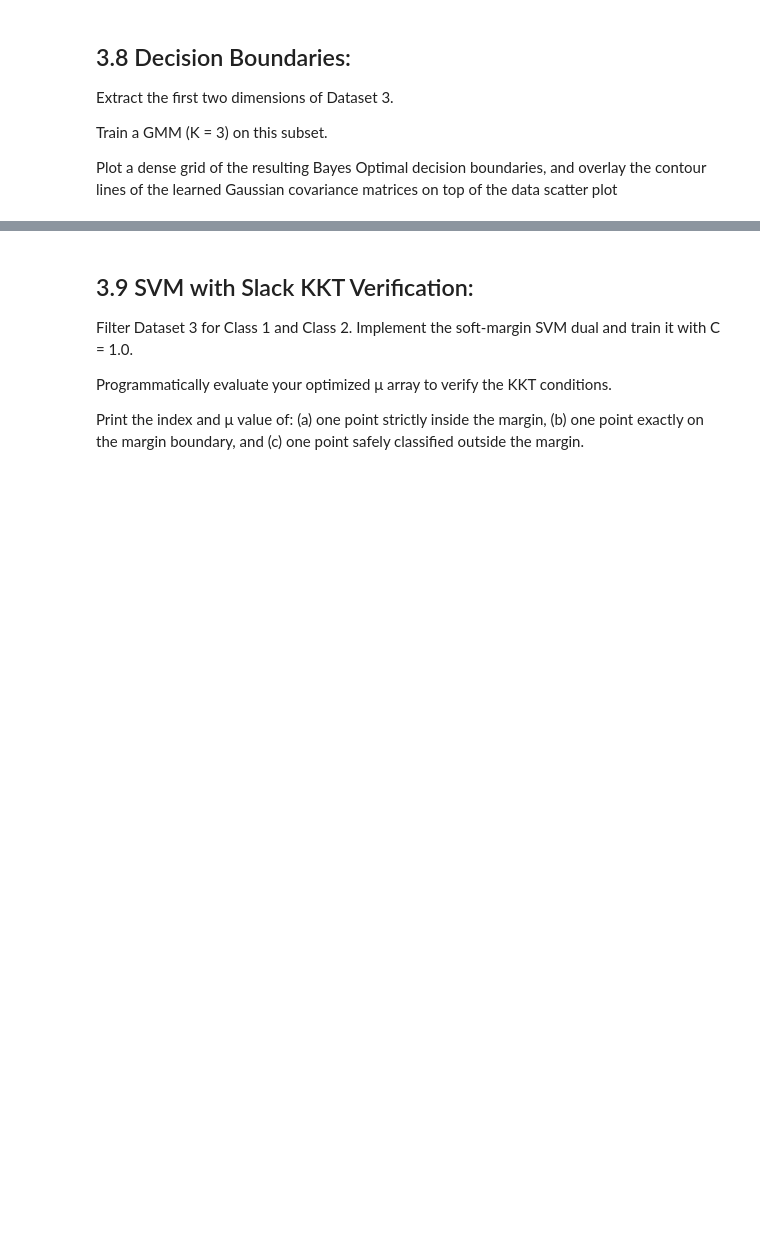
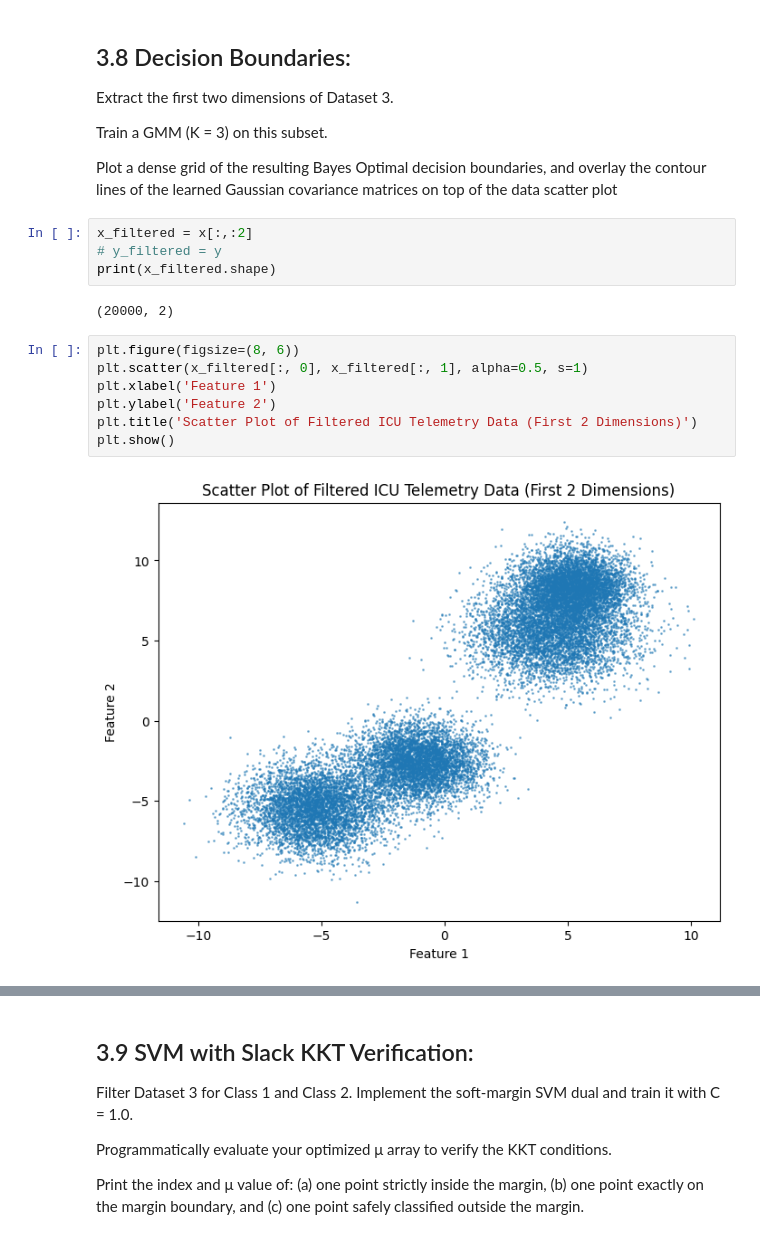
Before and after one commit to Bitupan132/E1_213_Pattern_Recognition_and_Neural_Networks, a Jupyter notebook: Assignment_1/src/3_high_frequency_icu_telemetry.ipynb, the cells around one changed output, grey strips where cells are left out. Drawn from its saved outputs; the diff is of its cells as text; blank space fills up the shorter version.

```diff
--- a/Assignment_1/src/3_high_frequency_icu_telemetry.ipynb
+++ b/Assignment_1/src/3_high_frequency_icu_telemetry.ipynb
@@ -325,3 +338,18 @@ Train a GMM
 
 Plot a dense grid of the resulting Bayes Optimal decision boundaries, and overlay the contour lines of the learned Gaussian covariance matrices on top of
 the data scatter plot
+# %%
+x_filtered = x[:,:2]
+# y_filtered = y
+print(x_filtered.shape)
+# %% [output]
+(20000, 2)
+# %%
+plt.figure(figsize=(8, 6))
+plt.scatter(x_filtered[:, 0], x_filtered[:, 1], alpha=0.5, s=1)
+plt.xlabel('Feature 1')
+plt.ylabel('Feature 2')
+plt.title('Scatter Plot of Filtered ICU Telemetry Data (First 2 Dimensions)')
+plt.show()
+# %% [output]
+[figure, added]
```
Also changed, not shown: parts of 31 cells of this notebook.
